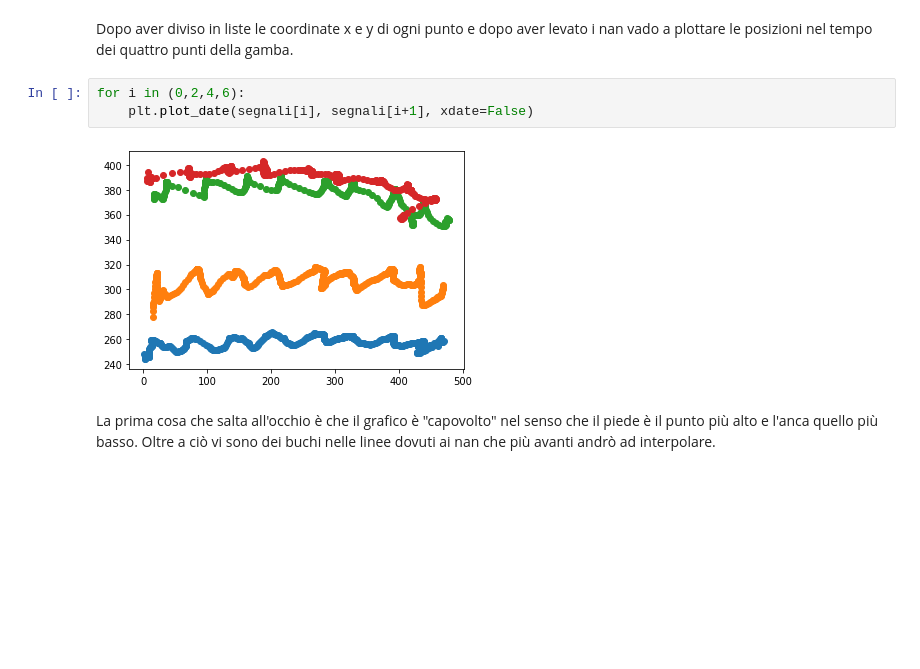
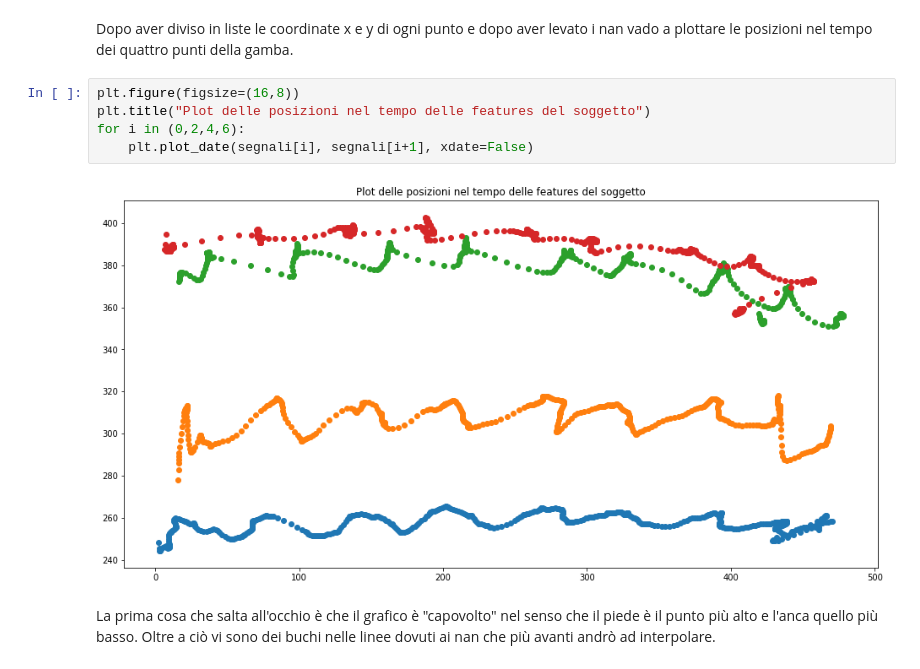
Before and after one commit to LoScarro/Fondamenti-di-Elaborazione-di-Segnali-e-Immagini, a Jupyter notebook: Pazienti/labo.ipynb, the cells around one changed output. Saved outputs shown, nothing was run; the diff lists cells and outputs as text; blank space fills up the shorter version.

Commit message:
Plot aggiustati

```diff
--- a/Pazienti/labo.ipynb
+++ b/Pazienti/labo.ipynb
@@ -108,10 +104,12 @@ segnali=[anca_x, anca_y, ginocchio_x, ginocchio_y, caviglia_x, caviglia_y, piede
 # %% [markdown]
 Dopo aver diviso in liste le coordinate x e y di ogni punto e dopo aver levato i nan vado a plottare le posizioni nel tempo dei quattro punti della gamba.
 # %%
+plt.figure(figsize=(16,8))
+plt.title("Plot delle posizioni nel tempo delle features del soggetto")
 for i in (0,2,4,6):
     plt.plot_date(segnali[i], segnali[i+1], xdate=False)
 # %% [output]
-[figure, old version]
+[figure, new version]
 # %% [markdown]
 La prima cosa che salta all'occhio è che il grafico è "capovolto" nel senso che il piede è il punto più alto e l'anca quello più basso. Oltre a ciò vi sono dei buchi nelle linee dovuti ai nan che più avanti andrò ad interpolare.
 # %% [markdown]
```
Also changed, not shown: parts of 21 cells of this notebook, 1 other file.
